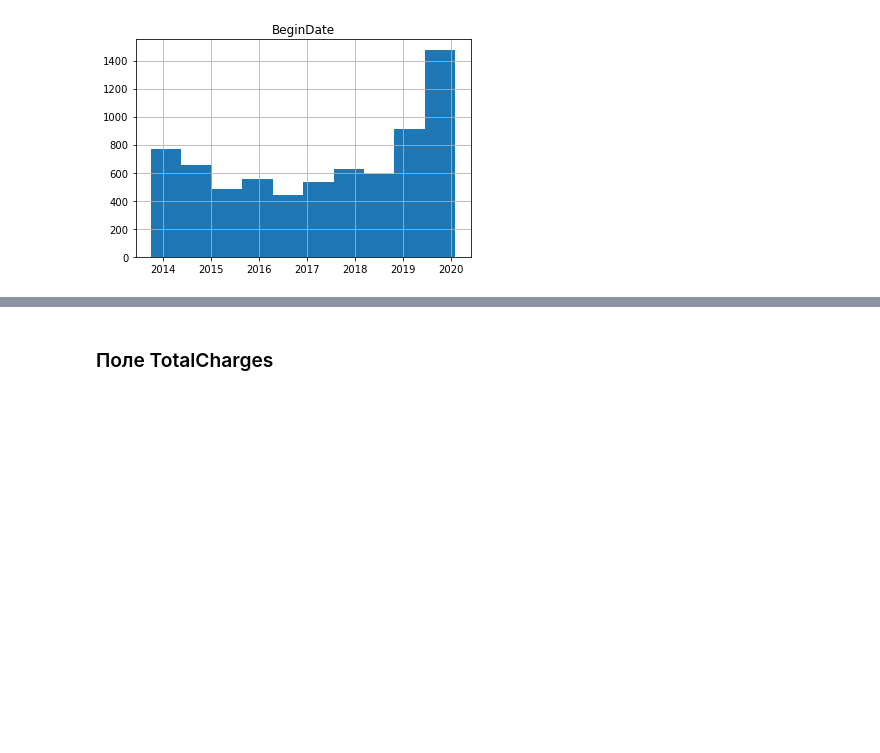
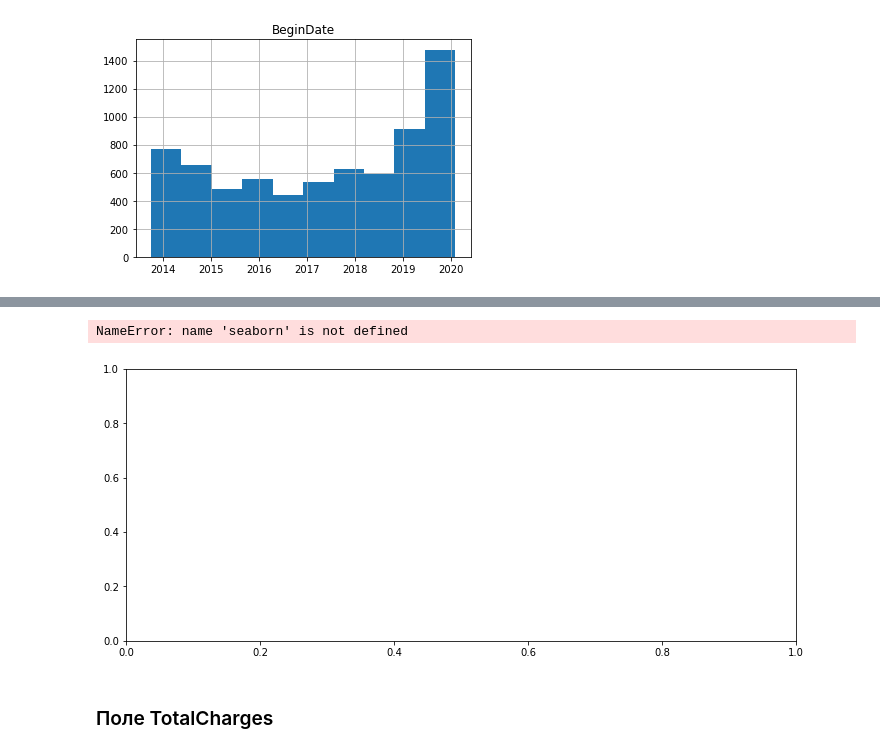
Before and after one commit to Chularev/study_cv, a Jupyter notebook: notebook.ipynb, the cells around one changed output, grey strips where cells are left out. Cells and saved outputs as stored; diff of their text form; code cells hidden in the pictures; blank space fills up the shorter version.

```diff
--- a/notebook.ipynb
+++ b/notebook.ipynb
@@ -202,3 +255,9 @@ KeyError: "None of [Index(['BeginDate'], dtype='object')] are in the [columns]"
+# %%
+fig, ax = plt.subplots(figsize=(12,5))
+seaborn.boxplot(ts.index.dayofyear, ts, ax=ax)
+# %% [output]
+NameError: name 'seaborn' is not defined
+[figure, added]
 # %% [markdown]
 ### Поле TotalCharges
 # %%
```
Also changed, not shown: parts of 13 cells of this notebook.
